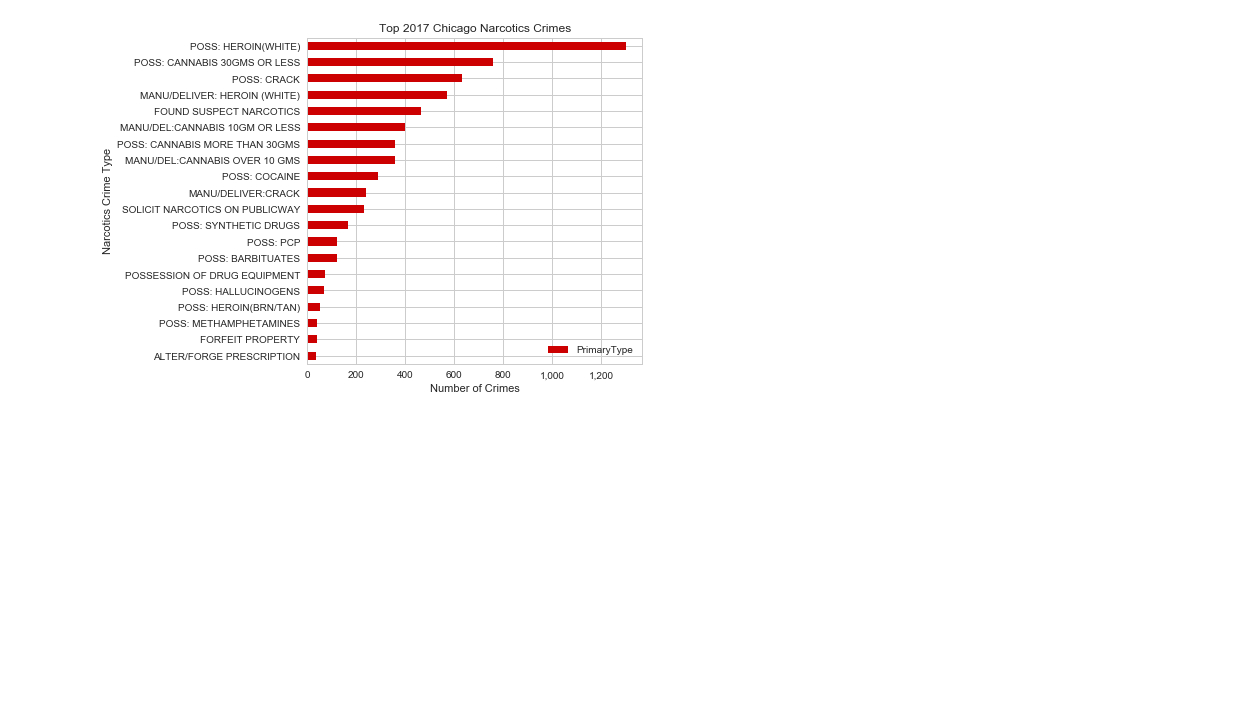
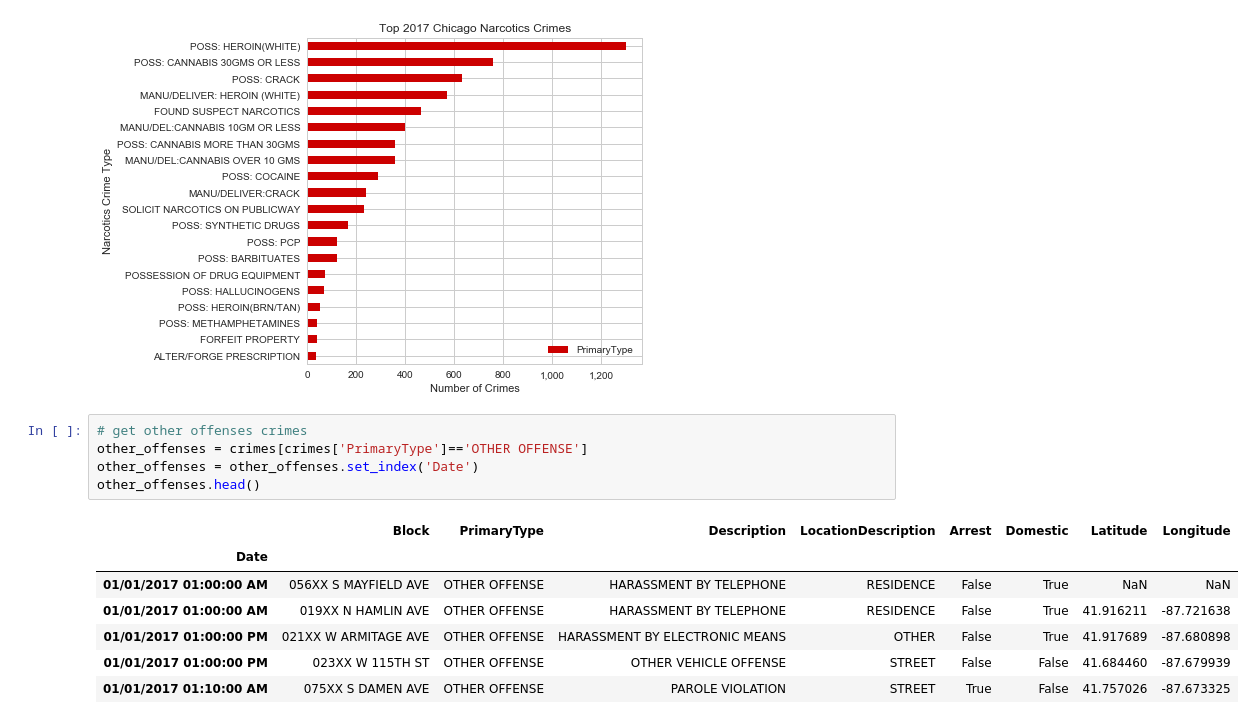
Before and after one commit to RandomFractals/ChicagoCrimes, a Jupyter notebook: notebooks/csv-data-preview.ipynb, the cells around one changed output. Saved outputs shown, nothing was run; the diff lists cells and outputs as text; blank space fills up the shorter version.

```diff
--- a/notebooks/csv-data-preview.ipynb
+++ b/notebooks/csv-data-preview.ipynb
@@ -240,3 +240,16 @@ ax.xaxis.set_major_formatter(ticker.StrMethodFormatter('{x:,.0f}'))
 plt.show()
 # %% [output]
 [figure]
+# %%
+# get other offenses crimes
+other_offenses = crimes[crimes['PrimaryType']=='OTHER OFFENSE']
+other_offenses = other_offenses.set_index('Date')
+other_offenses.head()
+# %% [output]
+|  | Block | PrimaryType | Description | LocationDescription | Arrest | Domestic | Latitude | Longitude |
+| Date |  |  |  |  |  |  |  |  |
+| 01/01/2017 01:00:00 AM | 056XX S MAYFIELD AVE | OTHER OFFENSE | HARASSMENT BY TELEPHONE | RESIDENCE | False | True | NaN | NaN |
+| 01/01/2017 01:00:00 AM | 019XX N HAMLIN AVE | OTHER OFFENSE | HARASSMENT BY TELEPHONE | RESIDENCE | False | True | 41.916211 | -87.721638 |
+| 01/01/2017 01:00:00 PM | 021XX W ARMITAGE AVE | OTHER OFFENSE | HARASSMENT BY ELECTRONIC MEANS | OTHER | False | True | 41.917689 | -87.680898 |
+| 01/01/2017 01:00:00 PM | 023XX W 115TH ST | OTHER OFFENSE | OTHER VEHICLE OFFENSE | STREET | False | False | 41.684460 | -87.679939 |
+| 01/01/2017 01:10:00 AM | 075XX S DAMEN AVE | OTHER OFFENSE | PAROLE VIOLATION | STREET | True | False | 41.757026 | -87.673325 |
```
Also changed, not shown: parts of 2 cells of this notebook.
